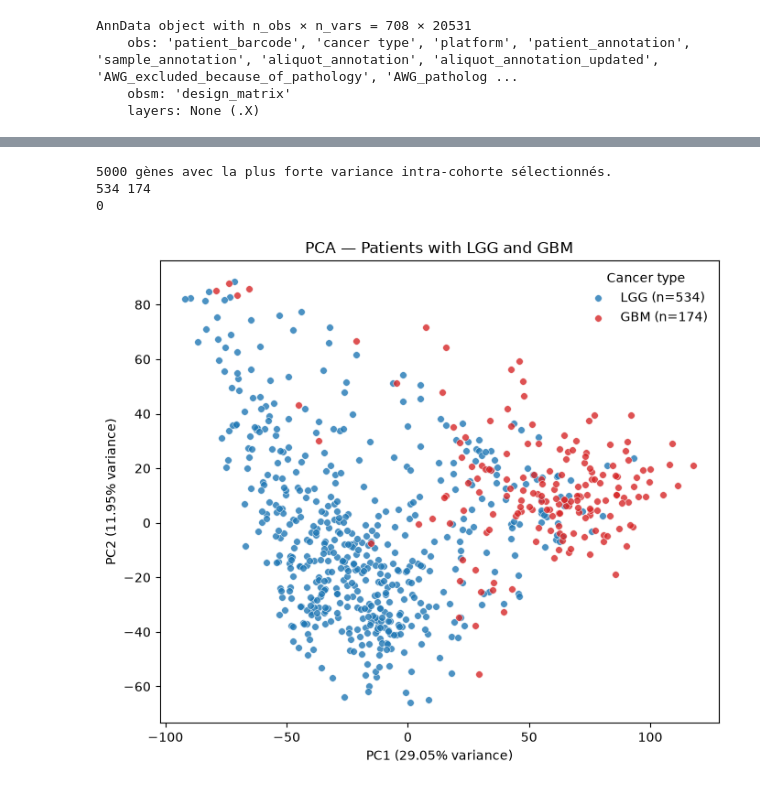
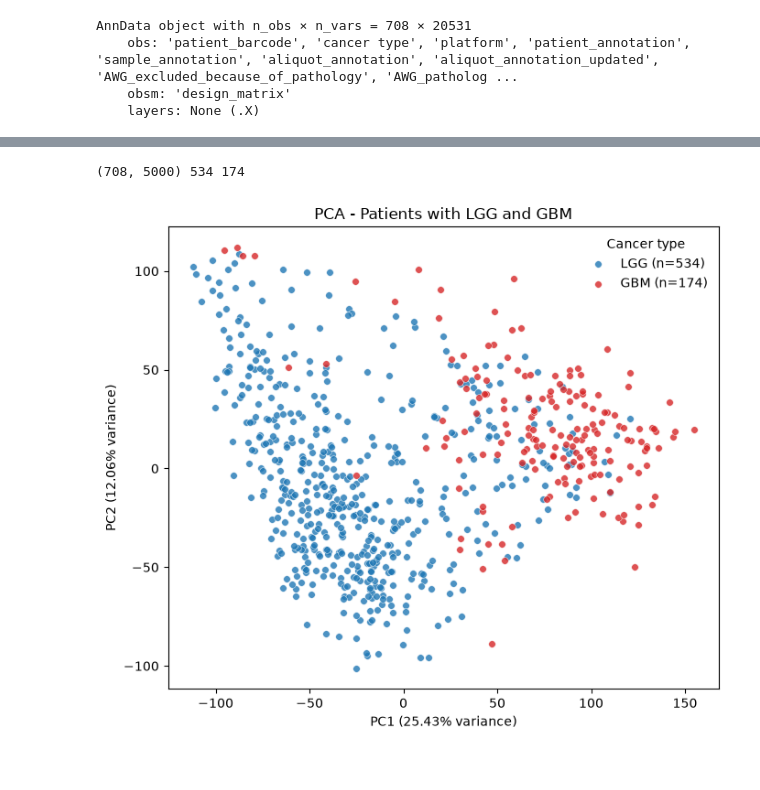
Before and after one commit to Anthony-Journy/CancerArchetypes, a Jupyter notebook: data-exploration.ipynb, the cells around one changed output, grey strips where cells are left out. Cells and saved outputs as stored; diff of their text form; code cells hidden in the pictures.

```diff
--- a/data-exploration.ipynb
+++ b/data-exploration.ipynb
@@ -106,6 +108,6 @@ Index(['TCGA-02-0047-01A-01R-1849-01', 'TCGA-02-0055-01A-01R-1849-01',
 # %%
 #Find common samples
-common_samples = (counts_df.index).intersection(metadata_LGG_GBM['aliquot_barcode'])
+common_samples = (counts_df.index).intersection(metadata_LGG_GBM.index)
 
 #Filter and order the two tables
 counts_df = counts_df.loc[common_samples]
@@ -113,9 +115,9 @@ metadata_LGG_GBM = metadata_LGG_GBM.loc[common_samples]
 # counts_GBM = counts_df.loc[GBM_samples]
 # counts_LGG = counts_df.loc[LGG_samples]
 # %%
-print(counts_df.index,metadata_LGG_GBM['aliquot_barcode'], common_samples)
-
-metadata_LGG_GBM.shape
+# log-transform
+# !! Run only once !!
+counts_df_log = np.log2(counts_df.loc[metadata_LGG_GBM.index] + 1)
 # %% [output]
 Index(['TCGA-02-0047-01A-01R-1849-01', 'TCGA-02-0055-01A-01R-1849-01',
        'TCGA-02-2483-01A-01R-1849-01', 'TCGA-02-2485-01A-01R-1849-01',
@@ -172,38 +164,30 @@ vst_df = pd.DataFrame(
 # %%
-# only keep genes with non-zero variance in both LGG and GBM samples
 cohort_map = metadata_LGG_GBM.loc[common_samples, "cancer type"]
 lgg_cols = cohort_map.index[cohort_map == "LGG"].tolist()
 gbm_cols = cohort_map.index[cohort_map == "GBM"].tolist()
 assert not set(lgg_cols) & set(gbm_cols)
 
-var_lgg = vst_df[lgg_cols].var(axis=1, ddof=1)
-var_gbm = vst_df[gbm_cols].var(axis=1, ddof=1)
+# variance of each gene in each cancer group
+var_lgg = counts_df_log.loc[lgg_cols].var(axis=0, ddof=1)
+var_gbm = counts_df_log.loc[gbm_cols].var(axis=0, ddof=1)
 
 valid_genes = var_lgg.index[(var_lgg > 0) & (var_gbm > 0)]
 var_lgg = var_lgg.loc[valid_genes]
 var_gbm = var_gbm.loc[valid_genes]
 
-# Average intra cohort variance for each gene
 within_cohort_var = 0.5 * (var_lgg + var_gbm)
 
-# Top N genes
 top_n = min(5000, len(within_cohort_var))
-print(top_n, "gènes avec la plus forte variance intra-cohorte sélectionnés.")
 top_genes = within_cohort_var.sort_values(ascending=False).head(top_n).index
 
-# Filtered matrix with only the top N genes
-vst_df_filtered = vst_df.loc[top_genes, lgg_cols + gbm_cols]
-vst_df_filtered.head(10)
-
-print(len(lgg_cols), len(gbm_cols))
-print(len(set(lgg_cols) & set(gbm_cols)))
+# matrix patients x genes
+counts_df_filtered = counts_df_log.loc[lgg_cols + gbm_cols, top_genes]
+print(counts_df_filtered.shape, len(lgg_cols), len(gbm_cols))
 # %% [output]
-5000 gènes avec la plus forte variance intra-cohorte sélectionnés.
-534 174
-0
+(708, 5000) 534 174
 # %%
 #Matrix for PCA : samples in rows, genes in columns:
-pca_matrix = vst_df_filtered.T.copy()
+pca_matrix = counts_df_filtered.copy()
 
 #Run PCA
 
@@ -220,32 +204,32 @@ var_pc2 = pca.explained_variance_ratio_[1] * 100
 # %%
 from matplotlib.lines import Line2D
 
 #Add colours for each cohort
 colours = {"LGG": "#1f77b4", "GBM": "#d62728"}
 
 cohort = pd.Series(
     ["LGG"] * len(lgg_cols) + ["GBM"] * len(gbm_cols),
     index=lgg_cols + gbm_cols,
 )
-pca_df["cancer_type"] = cohort.loc[pca_df.index].values
+pca_df["cancer type"] = cohort.loc[pca_df.index].values
 
 fig, ax = plt.subplots(figsize=(7, 6))
 for name, color in colours.items():
-    sub = pca_df[pca_df["cancer_type"] == name]
+    sub = pca_df[pca_df["cancer type"] == name]
     ax.scatter(sub["PC1"], sub["PC2"], c=color, alpha=0.8,
                s=30, edgecolor="white", linewidth=0.4,
                label=f"{name} (n={len(sub)})")
 
 ax.set_xlabel(f"PC1 ({var_pc1:.2f}% variance)")
 ax.set_ylabel(f"PC2 ({var_pc2:.2f}% variance)")
-ax.set_title("PCA — Patients with LGG and GBM")
+ax.set_title("PCA - Patients with LGG and GBM")
 ax.legend(title="Cancer type", frameon=False)
 plt.tight_layout()
 plt.savefig("pca_coloured.png", dpi=300)
 plt.show()
 plt.close(fig)
 # %% [output]
-[figure, old version]
+[figure, new version]
 # %%
 # Save the figure and the PCA coordinates to CSV
 # pca_df.to_csv("pca_coordinates_RNAseq.csv")
```
Also changed, not shown: parts of 7 cells of this notebook.
